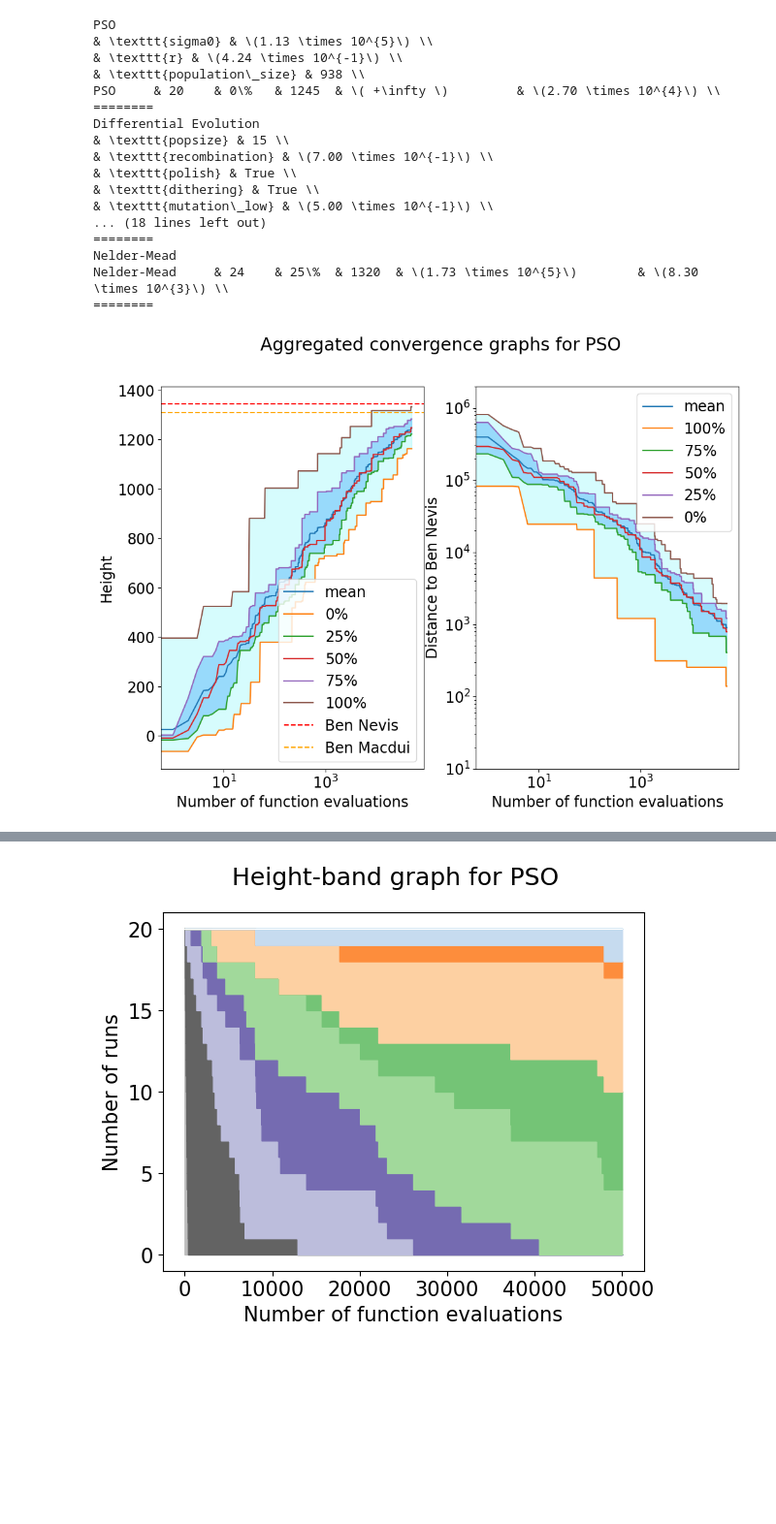
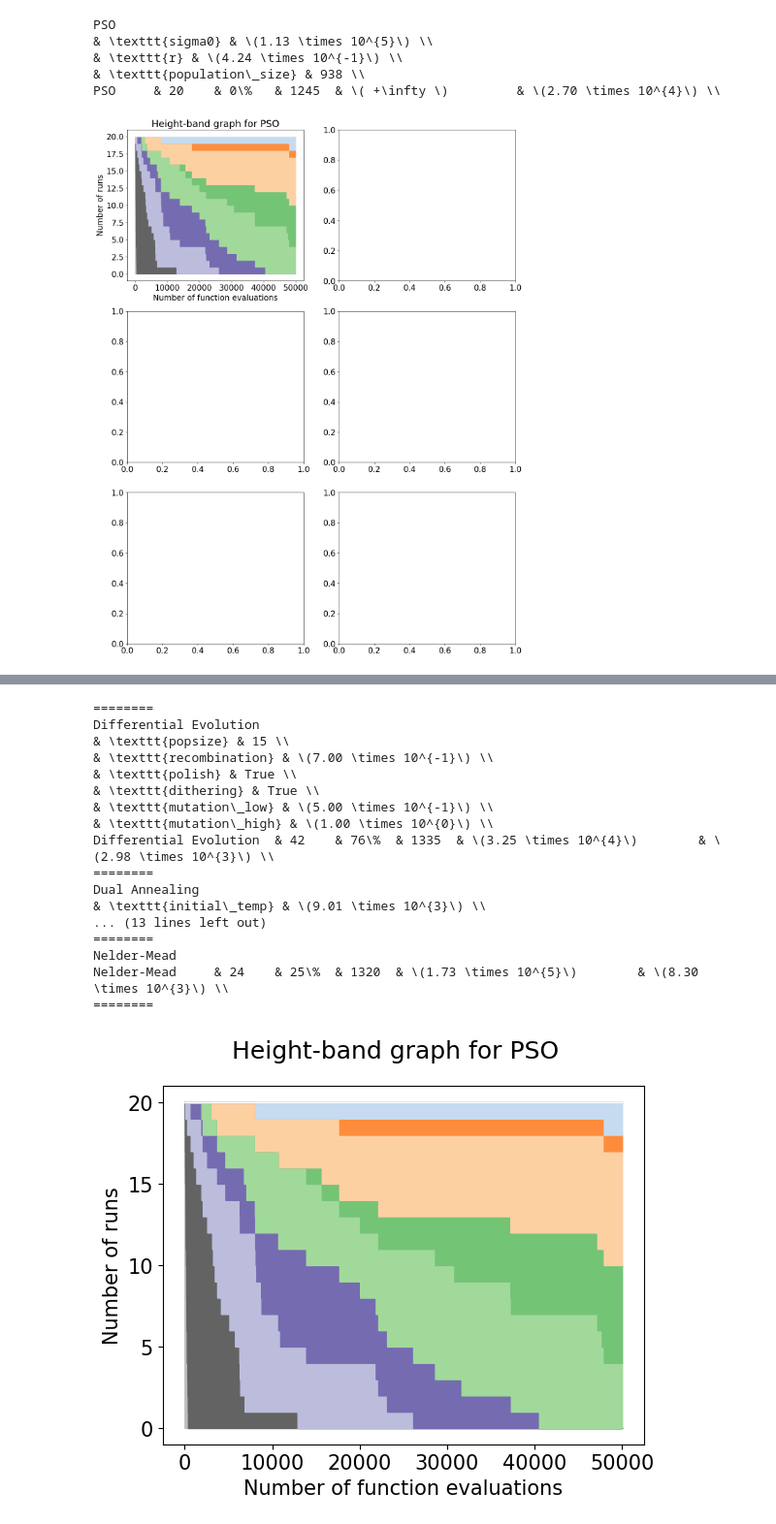
Before and after one commit to CardiacModelling/BenNevisBenchmark, a Jupyter notebook: ipynb/plots/all.ipynb, the cells around one changed output, grey strips where cells are left out. Shown at 97% size. Saved outputs shown, nothing was run; the diff lists cells and outputs as text; code cells hidden in the pictures; blank space fills up the shorter version.

Commit message:
combine plots

```diff
--- a/ipynb/plots/all.ipynb
+++ b/ipynb/plots/all.ipynb
@@ -75,42 +75,38 @@ best_instances.append((nelder_mead_multi.best_instance, []))
 # %%
 import matplotlib.pyplot as plt
 plt.rcParams.update({'font.size': 17})
-for ins, int_fields in best_instances:
+
+fig_stack, axs_stack = plt.subplots(3, 2, figsize=(15, 20))
+axs_stack = axs_stack.flatten()
+
+for i, (ins, int_fields) in enumerate(best_instances):
     ins: AlgorithmInstance
     name = ins.algorithm.name
     ins.cache_enabled = True
     # if not name.startswith('CMA'):
     #     ins.load_results(save_handler=save_handler, partial=False)
     print(name)
     ins.params_to_latex(int_fields=int_fields)
-
     ins.performance_to_latex()
     if name == 'pso':
         ins.algorithm.name = 'PSO'
     if name.startswith('Nelder'):
         ins.algorithm.name = 'Nelder-Mead'
 
-    ins.plot_convergence_graph(img_path=f'./imgs/agg-{name}.png')
-    # ins.plot_stacked_graph(img_path=f'./imgs/hbwp-{name}', with_legends=False)
-    ins.plot_stacked_graph(mode='judge', img_path=f'./imgs/hb-judge-{name}', with_legends=False)
+    # ins.plot_convergence_graph(img_path=f'./imgs/agg-{name}.png')
+    ins.plot_stacked_graph(mode='judge',
+                           using_restart_results=False,
+                           with_legends=False,
+                           fig=fig_stack,
+                           ax=axs_stack[i])
 
     print('\n========')
+fig_stack.tight_layout(pad=2.0)
+fig_stack.savefig('./imgs/combined-hb.png')
 # %% [output]
 PSO
 & \texttt{sigma0} & \(1.13 \times 10^{5}\) \\
 & \texttt{r} & \(4.24 \times 10^{-1}\) \\
 & \texttt{population\_size} & 938 \\
 PSO     & 20    & 0\%   & 1245  & \( +\infty \)         & \(2.70 \times 10^{4}\) \\
-========
-Differential Evolution
-& \texttt{popsize} & 15 \\
-& \texttt{recombination} & \(7.00 \times 10^{-1}\) \\
-& \texttt{polish} & True \\
-& \texttt{dithering} & True \\
-& \texttt{mutation\_low} & \(5.00 \times 10^{-1}\) \\
-... (18 lines left out)
-========
-Nelder-Mead
-Nelder-Mead     & 24    & 25\%  & 1320  & \(1.73 \times 10^{5}\)        & \(8.30 \times 10^{3}\) \\
-========
-[figure, old version]
+[figure, new version]
@@ -127,0 +113,17 @@ Nelder-Mead     & 24    & 25\%  & 1320  & \(1.73 \times 10^{5}\)        & \(8.30
+========
+Differential Evolution
+& \texttt{popsize} & 15 \\
+& \texttt{recombination} & \(7.00 \times 10^{-1}\) \\
+& \texttt{polish} & True \\
+& \texttt{dithering} & True \\
+& \texttt{mutation\_low} & \(5.00 \times 10^{-1}\) \\
+& \texttt{mutation\_high} & \(1.00 \times 10^{0}\) \\
+Differential Evolution  & 42    & 76\%  & 1335  & \(3.25 \times 10^{4}\)        & \(2.98 \times 10^{3}\) \\
+========
+Dual Annealing
+& \texttt{initial\_temp} & \(9.01 \times 10^{3}\) \\
+... (13 lines left out)
+========
+Nelder-Mead
+Nelder-Mead     & 24    & 25\%  & 1320  & \(1.73 \times 10^{5}\)        & \(8.30 \times 10^{3}\) \\
+========
```
Also changed, not shown: parts of 2 cells of this notebook, 3 other files.
